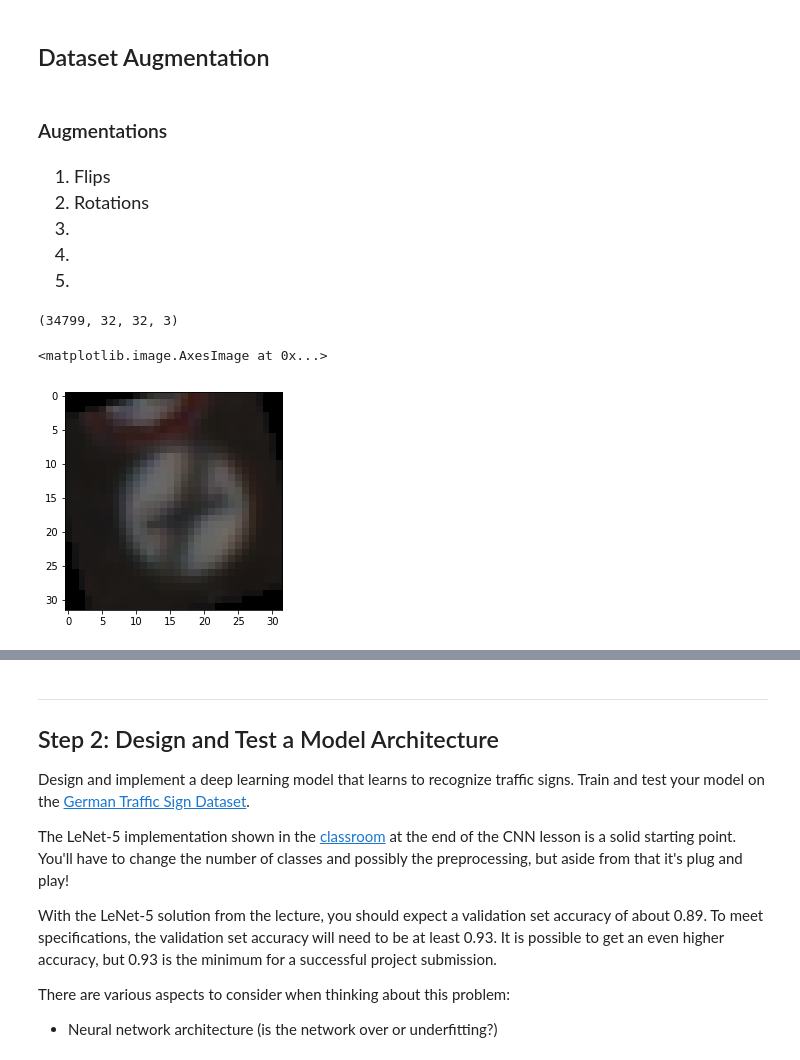
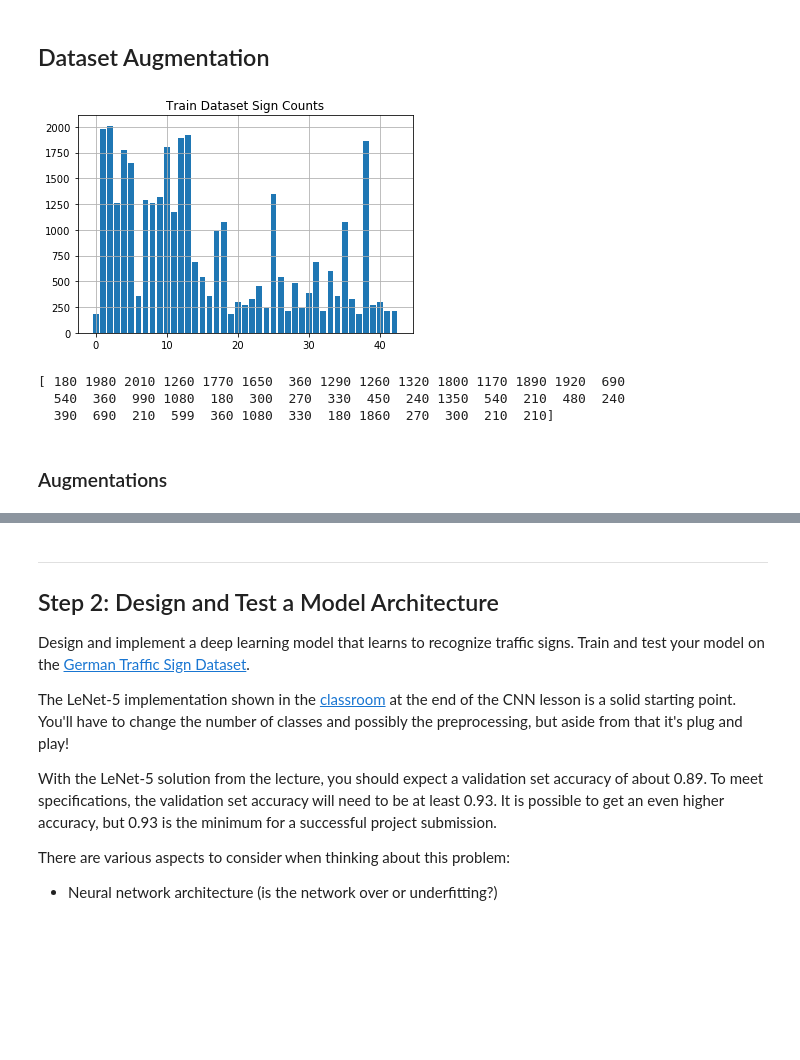
Before and after one commit to dhruvshah1214/CarND-Traffic-Sign-Classifier-Project, a Jupyter notebook: Traffic_Sign_Classifier.ipynb, the cells around one changed output, grey strips where cells are left out. Cells and saved outputs as stored; diff of their text form; code cells hidden in the pictures; blank space fills up the shorter version.

```diff
--- a/Traffic_Sign_Classifier.ipynb
+++ b/Traffic_Sign_Classifier.ipynb
@@ -36,10 +36,17 @@ with open(validation_file, mode='rb') as f:
 with open(testing_file, mode='rb') as f:
     test = pickle.load(f)
 
+
 X_train, y_train = train['features'], train['labels']
 X_valid, y_valid = valid['features'], valid['labels']
 X_test, y_test = test['features'], test['labels']
 
+def reinit():
+    global X_train, y_train, X_valid, y_valid, X_test, y_test
+    X_train, y_train = train['features'], train['labels']
+    X_valid, y_valid = valid['features'], valid['labels']
+    X_test, y_test = test['features'], test['labels']
+
 print(X_train[4].shape)
 # %% [output]
 (32, 32, 3)
@@ -146,20 +180,12 @@ print(y_train[0])
 # %% [markdown]
 ## Dataset Augmentation
+# %%
+reinit() # debugging, reset the arrays to their imported values
+train_counts = show_counts(y_train)
+# %% [output]
+[figure, added]
+[ 180 1980 2010 1260 1770 1650  360 1290 1260 1320 1800 1170 1890 1920  690
+  540  360  990 1080  180  300  270  330  450  240 1350  540  210  480  240
+  390  690  210  599  360 1080  330  180 1860  270  300  210  210]
 # %% [markdown]
 ### Augmentations
-# %% [markdown]
-<ol style="font-size:1.2em">
-    <li>Flips</li>
-    <li>Rotations</li>
-    <li></li>
-    <li></li>
-    <li></li>
-</ol>
-# %%
-# flips
-X_train_flip_ud = np.flipud(X_train)
-X_train_flip_lr = np.fliplr(X_train)
-X_train_flip_udlr = np.fliplr(X_train_flip_ud)
-print(X_train_flip_udlr.shape)
-# %% [output]
-(34799, 32, 32, 3)
@@ -174,9 +191,0 @@ y_train = np.concatenate((y_train, y_train))
-# %%
-# rotations, every 5 degrees from -15 to 15
-import skimage.transform
-
-for i in [-15, -10, -5, 5, 10, 15]:
-    X_train_rot = skimage.transform.rotate(X_train)
-# %% [output]
-<matplotlib.image.AxesImage at 0x...>
-[figure, removed]
```
Also changed, not shown: parts of 44 cells of this notebook, 8 other files.
